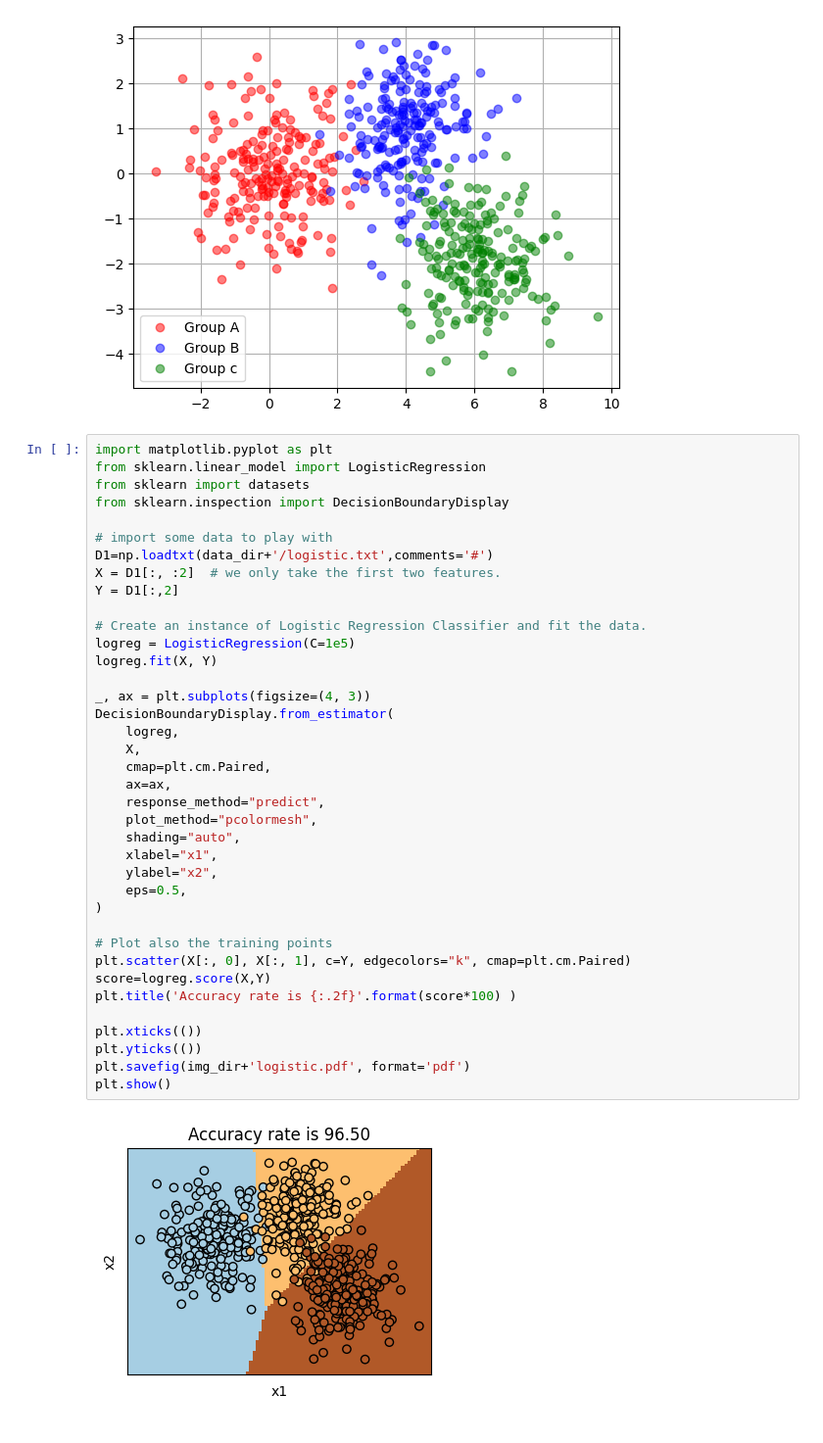
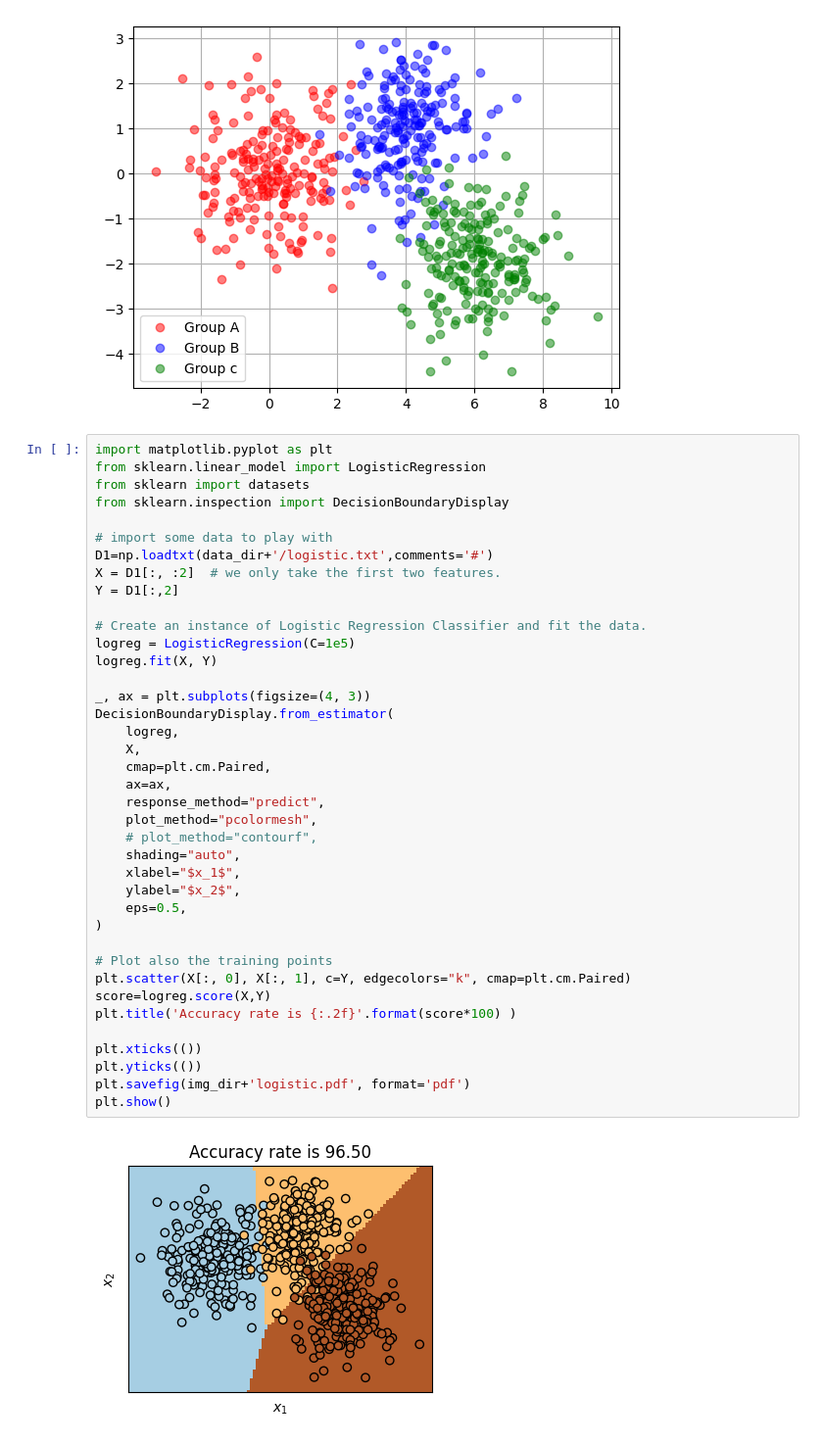
Before and after one commit to eason489233/vscode, a Jupyter notebook: 作業四等高線圖未完整.ipynb, the cells around one changed output. Shown at 98% size. Cells and saved outputs as stored; diff of their text form.

```diff
--- a/作業四等高線圖未完整.ipynb
+++ b/作業四等高線圖未完整.ipynb
@@ -743,33 +745,34 @@ from sklearn.inspection import DecisionBoundaryDisplay
 D1=np.loadtxt(data_dir+'/logistic.txt',comments='#')
 X = D1[:, :2]  # we only take the first two features.
 Y = D1[:,2]
 
 # Create an instance of Logistic Regression Classifier and fit the data.
 logreg = LogisticRegression(C=1e5)
 logreg.fit(X, Y)
 
 _, ax = plt.subplots(figsize=(4, 3))
 DecisionBoundaryDisplay.from_estimator(
     logreg,
     X,
     cmap=plt.cm.Paired,
     ax=ax,
     response_method="predict",
     plot_method="pcolormesh",
+    # plot_method="contourf",
     shading="auto",
-    xlabel="x1",
-    ylabel="x2",
+    xlabel="$x_1$",
+    ylabel="$x_2$",
     eps=0.5,
 )
 
 # Plot also the training points
 plt.scatter(X[:, 0], X[:, 1], c=Y, edgecolors="k", cmap=plt.cm.Paired)
 score=logreg.score(X,Y)
 plt.title('Accuracy rate is {:.2f}'.format(score*100) )
 
 plt.xticks(())
 plt.yticks(())
 plt.savefig(img_dir+'logistic.pdf', format='pdf')
 plt.show()
 # %% [output]
-[figure, old version]
+[figure, new version]
```
Also changed, not shown: parts of 1 cell of this notebook, 3 other files.
